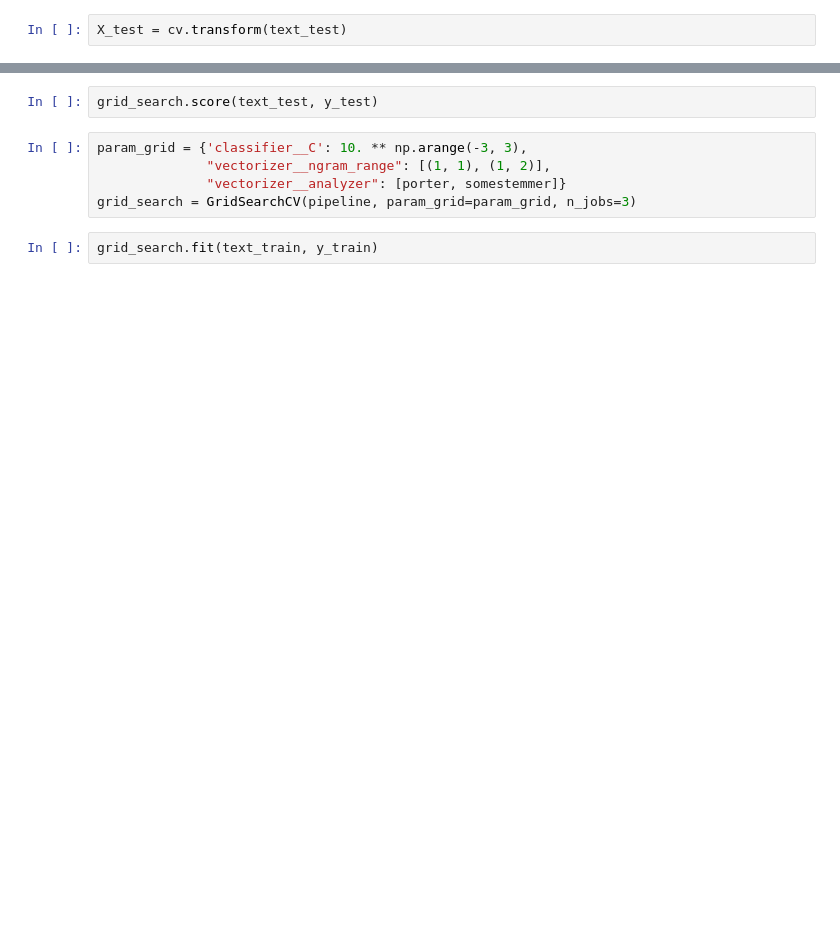
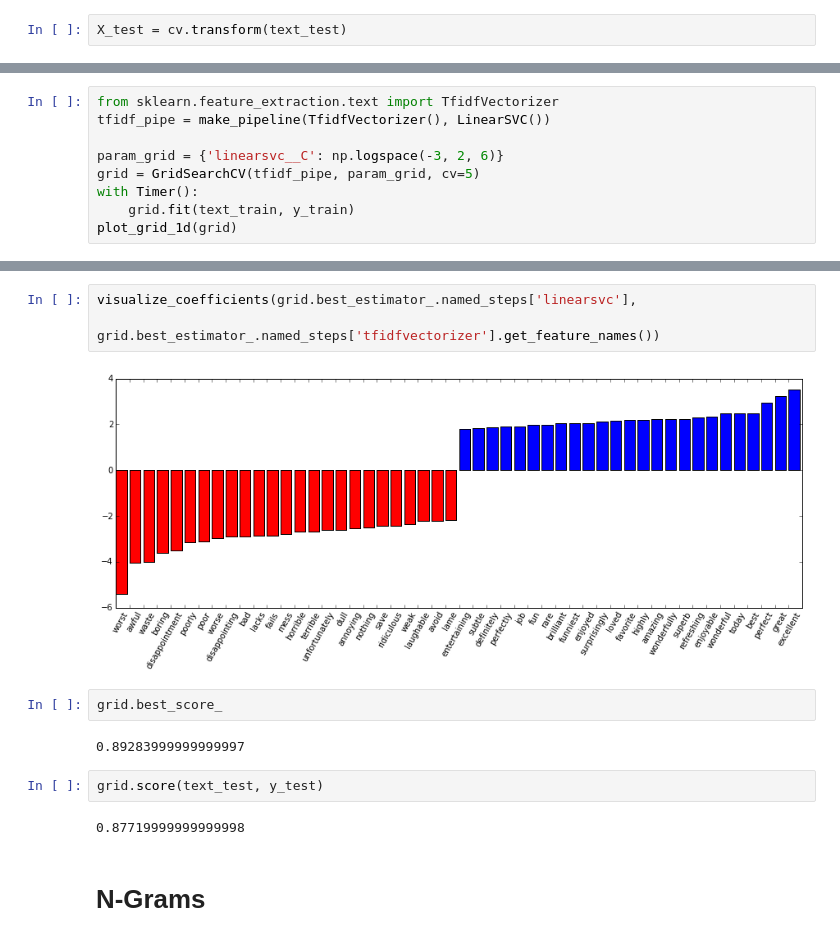
Before and after one commit to amueller/odscon-sf-2015, a Jupyter notebook: Part 06 - Working With Text Data.ipynb, the cells around one changed output, grey strips where cells are left out. Saved outputs shown, nothing was run; the diff lists cells and outputs as text; blank space fills up the shorter version.

```diff
--- a/Part 06 - Working With Text Data.ipynb
+++ b/Part 06 - Working With Text Data.ipynb
@@ -77,0 +155,9 @@ grid_search.fit(text_train, y_train)
+# %%
+from sklearn.feature_extraction.text import TfidfVectorizer
+tfidf_pipe = make_pipeline(TfidfVectorizer(), LinearSVC())
+
+param_grid = {'linearsvc__C': np.logspace(-3, 2, 6)}
+grid = GridSearchCV(tfidf_pipe, param_grid, cv=5)
+with Timer():
+    grid.fit(text_train, y_train)
+plot_grid_1d(grid)
@@ -78,9 +169,15 @@ grid_search.fit(text_train, y_train)
+# %%
+visualize_coefficients(grid.best_estimator_.named_steps['linearsvc'],
+                       grid.best_estimator_.named_steps['tfidfvectorizer'].get_feature_names())
+# %% [output]
+[figure, added]
+# %%
+grid.best_score_
+# %% [output]
+0.89283999999999997
 # %%
-grid_search.score(text_test, y_test)
+grid.score(text_test, y_test)
+# %% [output]
+0.87719999999999998
-# %%
-param_grid = {'classifier__C': 10. ** np.arange(-3, 3),
-              "vectorizer__ngram_range": [(1, 1), (1, 2)],
-              "vectorizer__analyzer": [porter, somestemmer]}
-grid_search = GridSearchCV(pipeline, param_grid=param_grid, n_jobs=3)
-# %%
-grid_search.fit(text_train, y_train)
+# %% [markdown]
+# N-Grams
```
Also changed, not shown: parts of 60 cells of this notebook.
